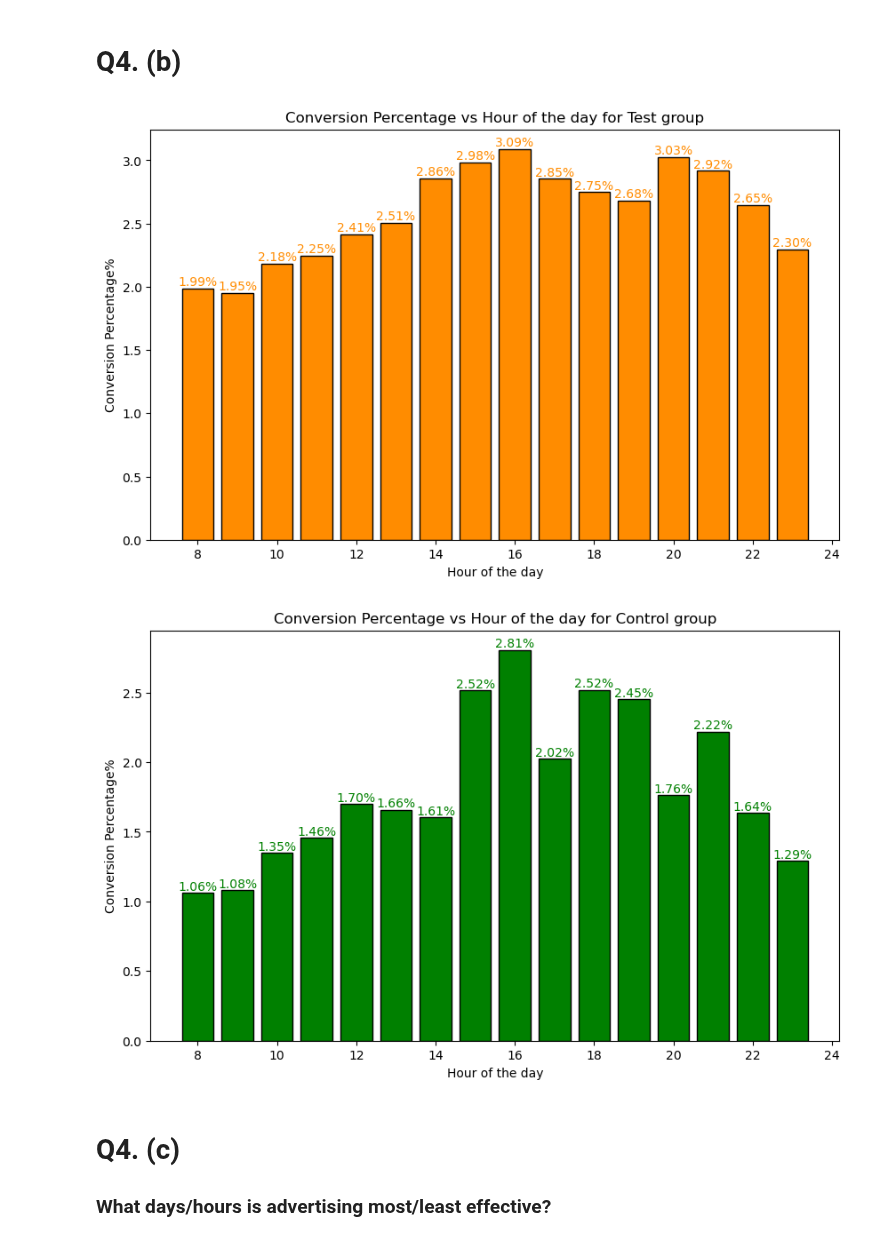
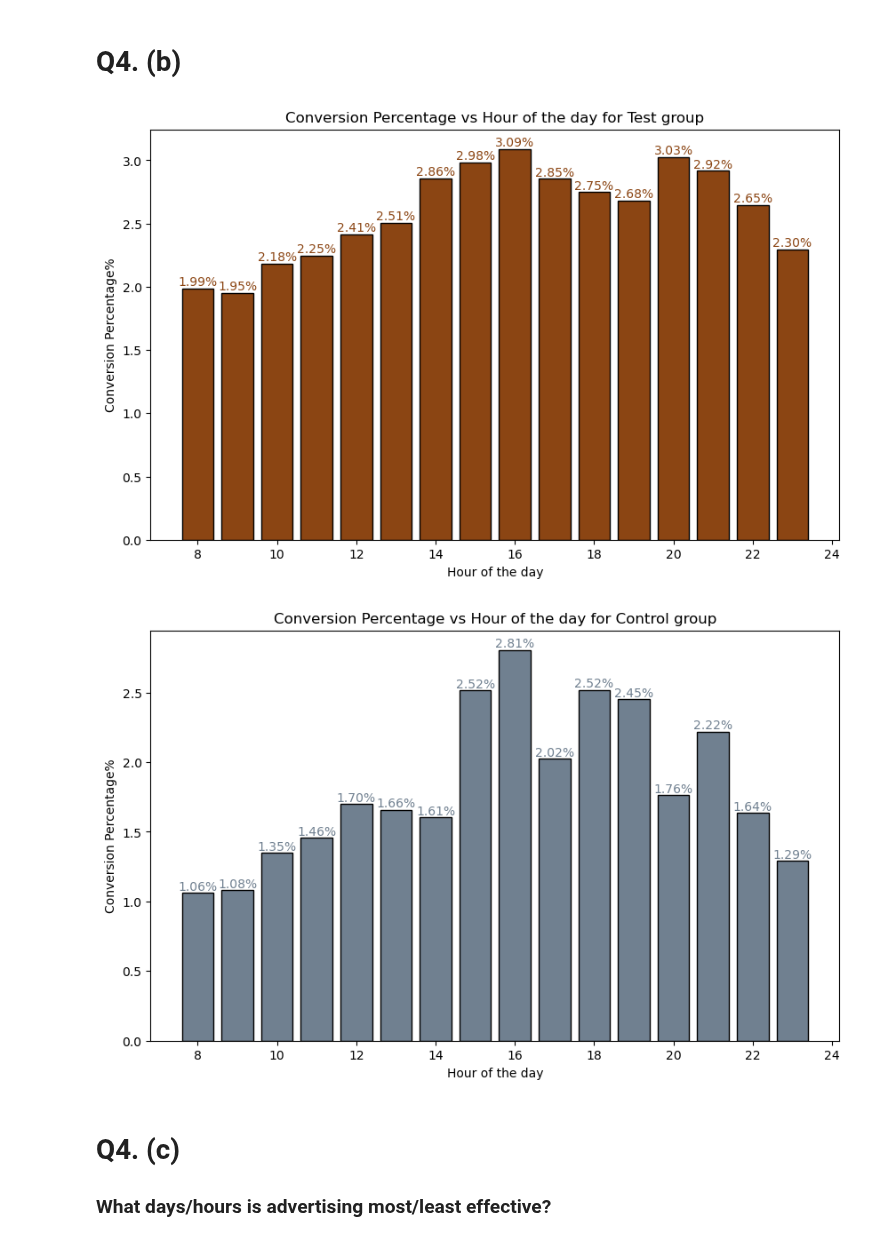
Before and after one commit to akshat-karwa/MGT_FP, a Jupyter notebook: final_code.ipynb, the cells around one changed output. Saved outputs shown, nothing was run; the diff lists cells and outputs as text; code cells hidden in the pictures.

```diff
--- a/final_code.ipynb
+++ b/final_code.ipynb
@@ -360,14 +359,14 @@ rates_days_test = compute_graphs_Q4(test_group, "mode_impr_day", "Test", "darkor
 # Q4. (b)
 # %%
 filter_hours = test_group[test_group["mode_impr_hour"] >= 8]
-rates_hours_test = compute_graphs_Q4(filter_hours, "mode_impr_hour", "Test", "darkorange", "Hour of the day")
+rates_hours_test = compute_graphs_Q4(filter_hours, "mode_impr_hour", "Test", "saddlebrown", "Hour of the day")
 # %% [output]
-[figure, old version]
+[figure, new version]
 # %%
 filter_hours_control = control_group[control_group["mode_impr_hour"] >= 8]
-rates_hours_ctrl = compute_graphs_Q4(filter_hours_control, "mode_impr_hour", "Control", "green", "Hour of the day")
+rates_hours_ctrl = compute_graphs_Q4(filter_hours_control, "mode_impr_hour", "Control", "slategray", "Hour of the day")
 # %% [output]
-[figure, old version]
+[figure, new version]
 # %% [markdown]
 # Q4. (c)
 
```
Also changed, not shown: parts of 2 cells of this notebook.
